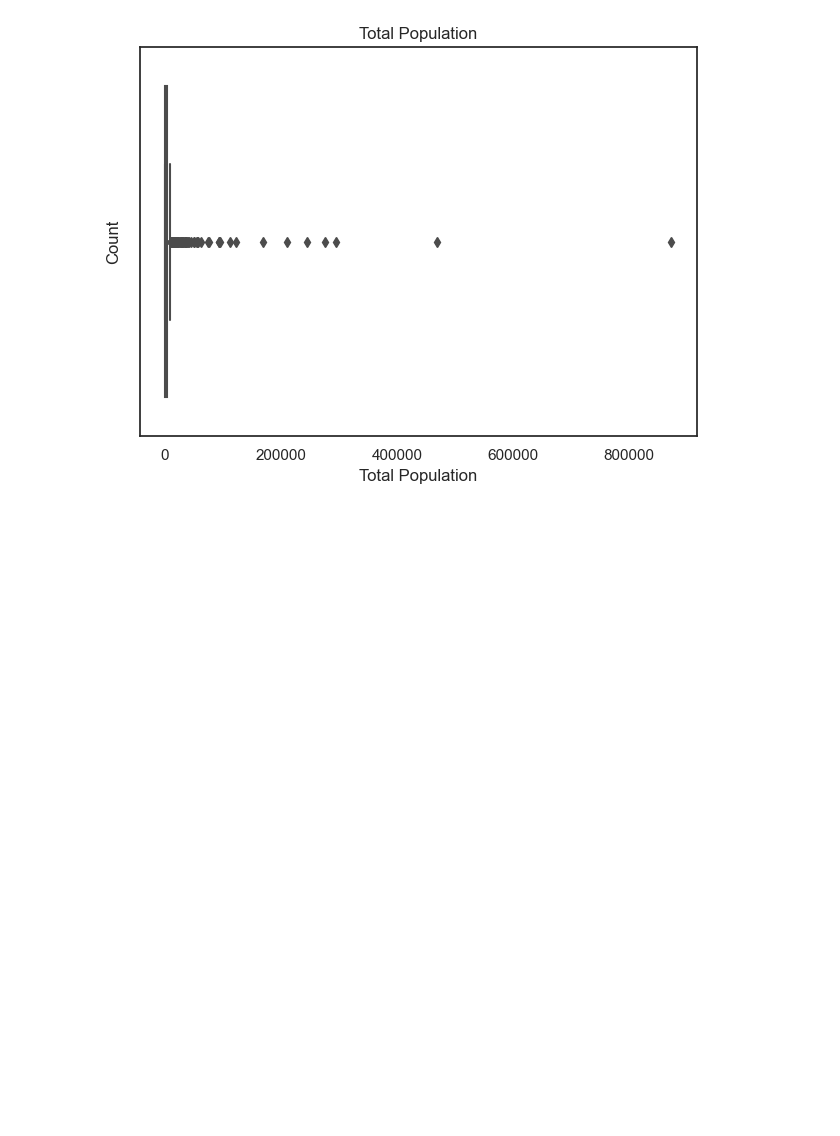
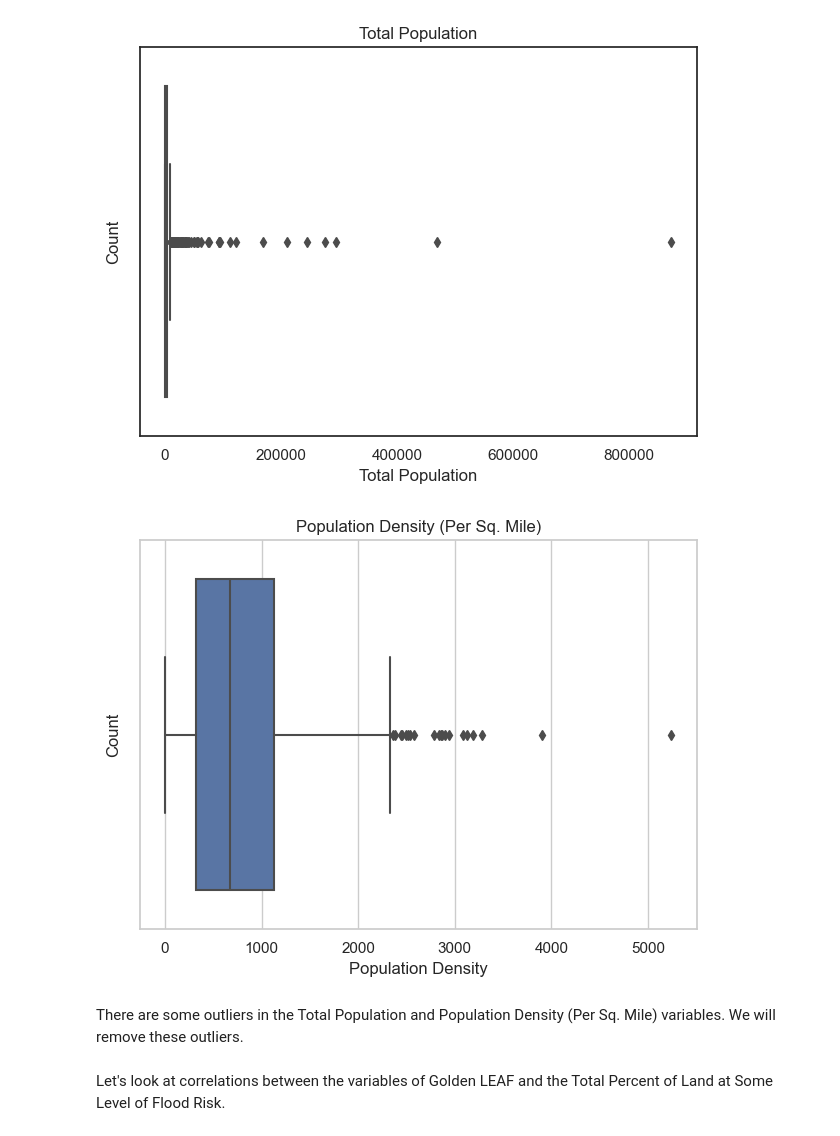
Before and after one commit to h-abm/PLCY_698_Data_Analysis_for_EDF_Spring_2023, a Jupyter notebook: merge_csv_files.ipynb, the cells around one changed output. Drawn from its saved outputs; the diff is of its cells as text; code cells hidden in the pictures; blank space fills up the shorter version.

```diff
--- a/merge_csv_files.ipynb
+++ b/merge_csv_files.ipynb
@@ -85,6 +104,18 @@ final_data_2 = final_data_2.iloc[:, :-7]
 
 # Drop column
 final_data_2.drop(columns=["Natural Infrastructure", "Gray Infrastructure", "Hybrid Solution", "Flood Risk Metric(s)"], inplace=True)
-final_data_2
+
+# Remove commas from numbers
+str_to_flt("Grant Award ($)")
+str_to_flt("Encumbered ($)")
+#str_to_flt("Total Population")
+
+# Convert columns to new type
+#final_data_2["Application Date"] = final_data_2["Application Date"].astype(int)
+#final_data_2["Award Date"] = final_data_2["Award Date"].astype(int)
+
+final_data_2["Grant Award ($)"] = final_data_2["Grant Award ($)"].astype(float)
+final_data_2["Encumbered ($)"] = final_data_2["Encumbered ($)"].astype(float)
+#final_data_2["Total Population"] = final_data_2["Total Population"].astype(float)
 
 final_data_2.to_csv("final_data_with_golden_leaf.csv", index=False)
@@ -146,3 +176,15 @@ plt.ylabel("Count")
 plt.show()
 # %% [output]
 [figure]
+# %%
+sns.boxplot(x=final_data_2["Population Density (Per Sq. Mile)"])
+plt.title("Population Density (Per Sq. Mile)")
+plt.xlabel("Population Density")
+plt.ylabel("Count")
+plt.show()
+# %% [output]
+[figure, added]
+# %% [markdown]
+There are some outliers in the Total Population and Population Density (Per Sq. Mile) variables. We will remove these outliers.
+# %% [markdown]
+Let's look at correlations between the variables of Golden LEAF and the Total Percent of Land at Some Level of Flood Risk.
```
Also changed, not shown: parts of 12 cells of this notebook, 1 other file.
